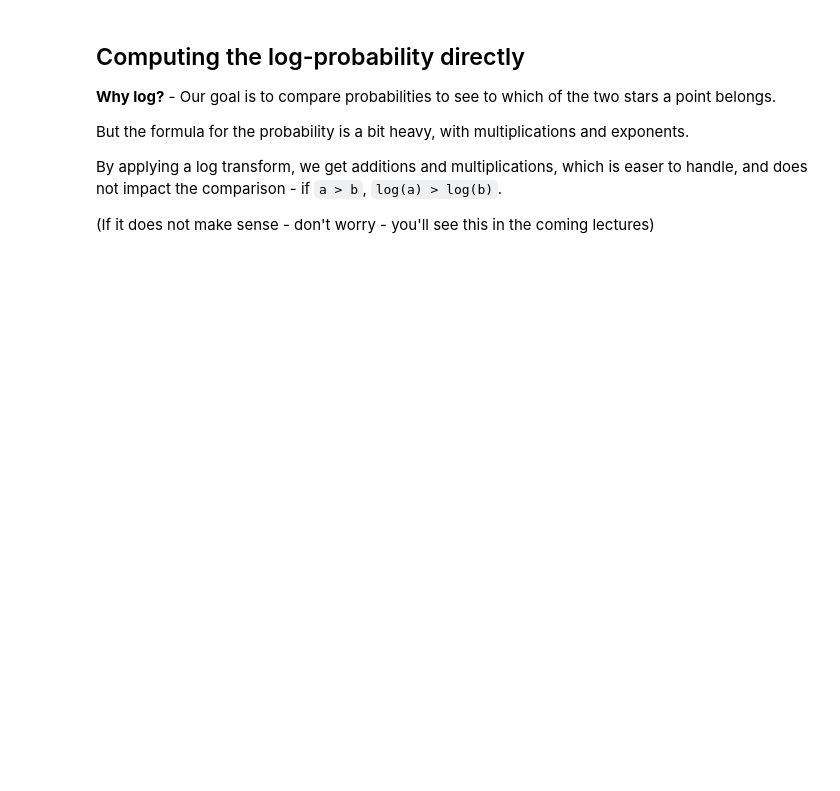
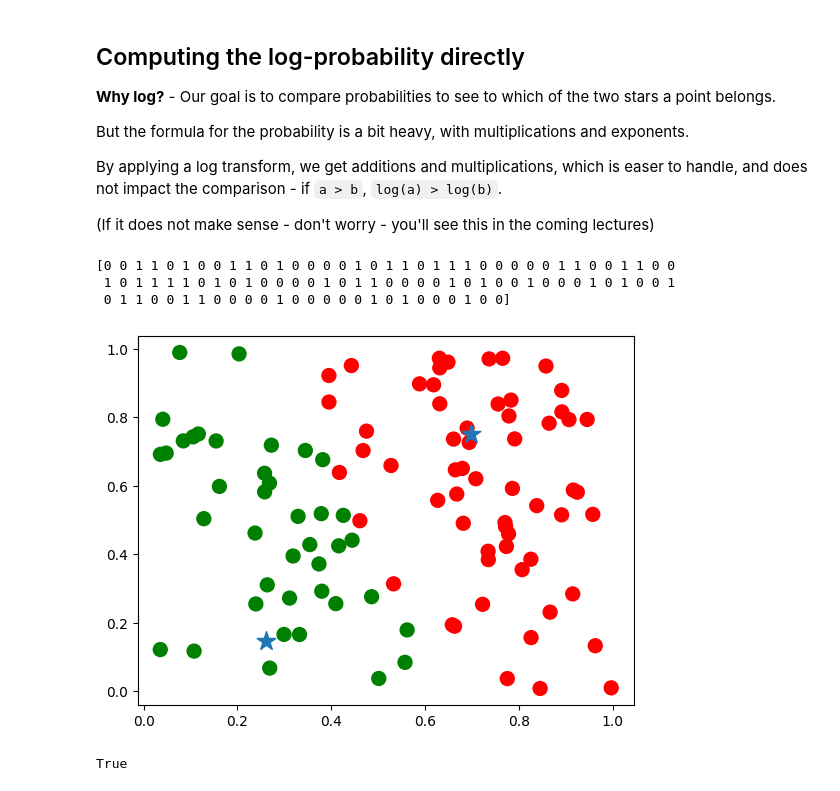
Before and after one commit to roduit/CS-433-Machine-Learning-2023, a Jupyter notebook: labs/ex01/template/taskC.ipynb, the cells around one changed output. Drawn from its saved outputs; the diff is of its cells as text; code cells hidden in the pictures; blank space fills up the shorter version.

```diff
--- a/labs/ex01/template/taskC.ipynb
+++ b/labs/ex01/template/taskC.ipynb
@@ -71,24 +106,41 @@ But the formula for the probability is a bit heavy, with multiplications and exp
 By applying a log transform, we get additions and multiplications, which is easer to handle, and does not impact the comparison - if `a > b`, `log(a) > log(b)`.
 
 (If it does not make sense - don't worry - you'll see this in the coming lectures)
-# %%
-def compute_log_p(X, mean, sigma):
-    """
-    Implement
-    """
-    # ***************************************************
-    # INSERT YOUR CODE HERE
-    # ***************************************************
-    raise NotImplementedError
+# %%
+def compute_log_p(X, mean, sigma):
+    det_covariance = np.linalg.det(sigma)
+
+    inv_covariance = np.linalg.inv(sigma)
+
+    constant_term = -1/2 * np.log((2*np.pi) ** len(mean) * det_covariance)
+    1.0 / ((2 * np.pi) ** (len(mean) / 2) * np.sqrt(det_covariance))
+
+    diff = X - mean
+
+    variable_term = -0.5 * np.sum(diff.dot(inv_covariance) * diff, axis=1)
+
+    probabilities = constant_term + variable_term
+
+    return probabilities
 # %%
 log_ps = [
     compute_log_p(X, m, s) for m, s in zip(means, sigmas)
 ]  # exercise: try to do this without looping
 # %%
-assignments = np.argmax(log_ps, axis=0)
-print(assignments)
+assignments2 = np.argmax(log_ps, axis=0)
+print(assignments2)
+# %% [output]
+[0 0 1 1 0 1 0 0 1 1 0 1 0 0 0 0 1 0 1 1 0 1 1 1 0 0 0 0 0 1 1 0 0 1 1 0 0
+ 1 0 1 1 1 1 0 1 0 1 0 0 0 0 1 0 1 1 0 0 0 0 1 0 1 0 0 1 0 0 0 1 0 1 0 0 1
+ 0 1 1 0 0 1 1 0 0 0 0 1 0 0 0 0 0 1 0 1 0 0 0 1 0 0]
 # %%
-colors = np.array(["red", "green"])[assignments]
+colors = np.array(["red", "green"])[assignments2]
 plt.scatter(X[:, 0], X[:, 1], c=colors, s=100)
 plt.scatter(np.array(means)[:, 0], np.array(means)[:, 1], marker="*", s=200)
 plt.show()
+# %% [output]
+[figure, added]
+# %%
+np.array_equal(assignments,assignments2)
+# %% [output]
+True
```
Also changed, not shown: parts of 8 cells of this notebook.
